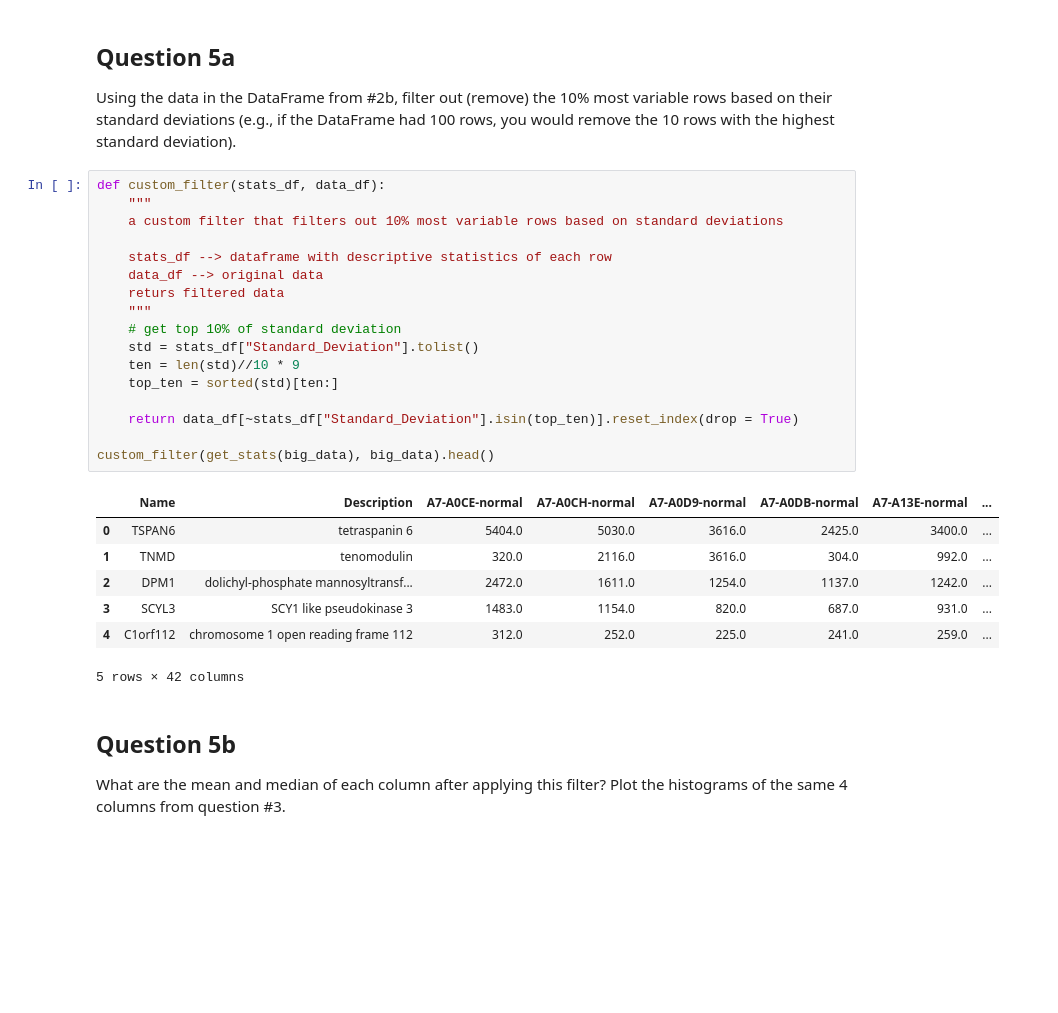
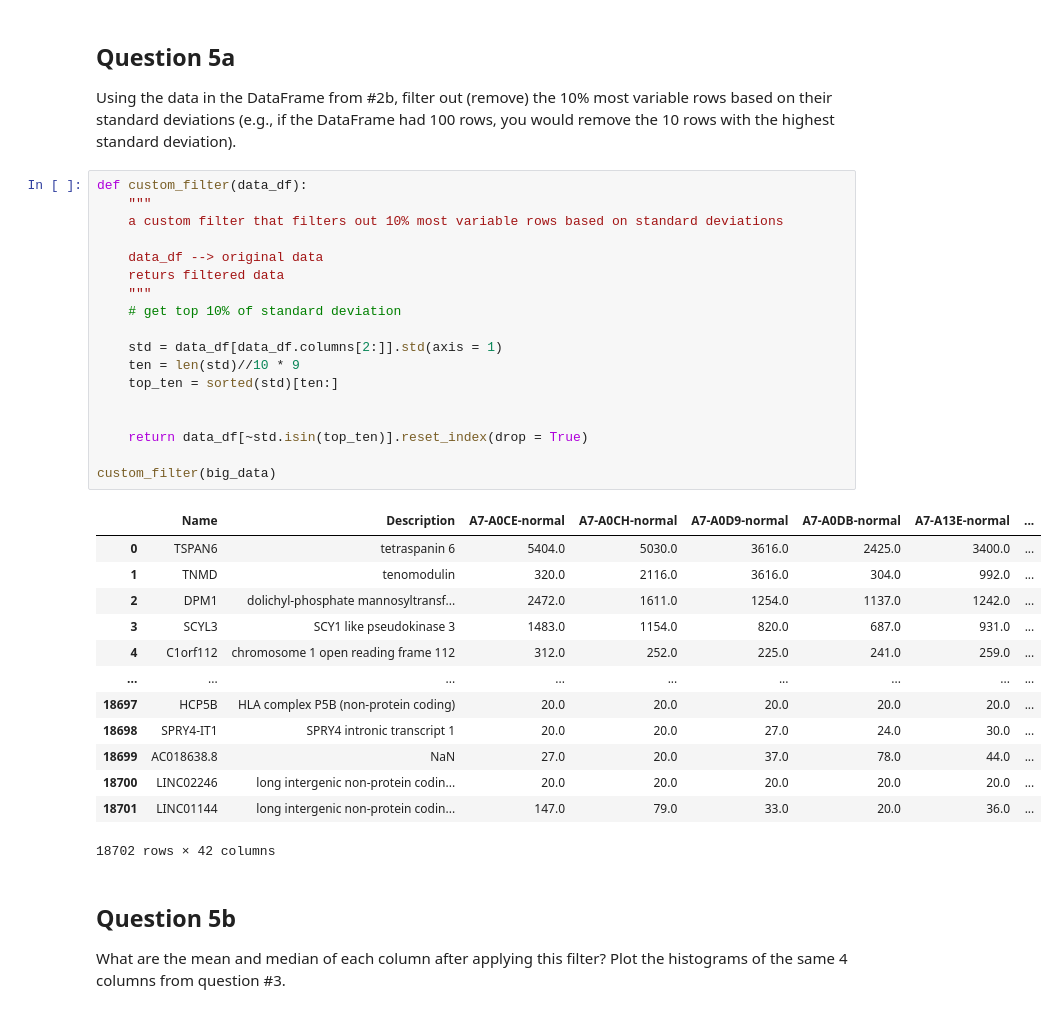
Before and after one commit to edwin5588/intro_data_preprocessing, a Jupyter notebook: Data Preprocessing Assignment Notebook.ipynb, the cells around one changed output. Drawn from its saved outputs; the diff is of its cells as text; blank space fills up the shorter version.

```diff
--- a/Data Preprocessing Assignment Notebook.ipynb
+++ b/Data Preprocessing Assignment Notebook.ipynb
@@ -121,30 +125,37 @@ get_stats(big_data)
 ## Question 5a
 Using the data in the DataFrame from #2b, filter out (remove) the 10% most variable rows based on their standard deviations (e.g., if the DataFrame had 100 rows, you would remove the 10 rows with the highest standard deviation).
 # %%
-def custom_filter(stats_df, data_df):
+def custom_filter(data_df):
     """
     a custom filter that filters out 10% most variable rows based on standard deviations
 
-    stats_df --> dataframe with descriptive statistics of each row
     data_df --> original data
     returs filtered data
     """
     # get top 10% of standard deviation
-    std = stats_df["Standard_Deviation"].tolist()
+
+    std = data_df[data_df.columns[2:]].std(axis = 1)
     ten = len(std)//10 * 9
     top_ten = sorted(std)[ten:]
 
-    return data_df[~stats_df["Standard_Deviation"].isin(top_ten)].reset_index(drop = True)
 
-custom_filter(get_stats(big_data), big_data).head()
+    return data_df[~std.isin(top_ten)].reset_index(drop = True)
+
+custom_filter(big_data)
 # %% [output]
 |  | Name | Description | A7-A0CE-normal | A7-A0CH-normal | A7-A0D9-normal | A7-A0DB-normal | A7-A13E-normal | ... |
 | 0 | TSPAN6 | tetraspanin 6 | 5404.0 | 5030.0 | 3616.0 | 2425.0 | 3400.0 | ... |
 | 1 | TNMD | tenomodulin | 320.0 | 2116.0 | 3616.0 | 304.0 | 992.0 | ... |
 | 2 | DPM1 | dolichyl-phosphate mannosyltransf... | 2472.0 | 1611.0 | 1254.0 | 1137.0 | 1242.0 | ... |
 | 3 | SCYL3 | SCY1 like pseudokinase 3 | 1483.0 | 1154.0 | 820.0 | 687.0 | 931.0 | ... |
 | 4 | C1orf112 | chromosome 1 open reading frame 112 | 312.0 | 252.0 | 225.0 | 241.0 | 259.0 | ... |
+| ... | ... | ... | ... | ... | ... | ... | ... | ... |
+| 18697 | HCP5B | HLA complex P5B (non-protein coding) | 20.0 | 20.0 | 20.0 | 20.0 | 20.0 | ... |
+| 18698 | SPRY4-IT1 | SPRY4 intronic transcript 1 | 20.0 | 20.0 | 27.0 | 24.0 | 30.0 | ... |
+| 18699 | AC018638.8 | NaN | 27.0 | 20.0 | 37.0 | 78.0 | 44.0 | ... |
+| 18700 | LINC02246 | long intergenic non-protein codin... | 20.0 | 20.0 | 20.0 | 20.0 | 20.0 | ... |
+| 18701 | LINC01144 | long intergenic non-protein codin... | 147.0 | 79.0 | 33.0 | 20.0 | 36.0 | ... |
-5 rows × 42 columns
+18702 rows × 42 columns
 # %% [markdown]
 ## Question 5b
 What are the mean and median of each column after applying this filter? Plot the histograms of the same 4 columns from question #3.
```
Also changed, not shown: parts of 6 cells of this notebook.
